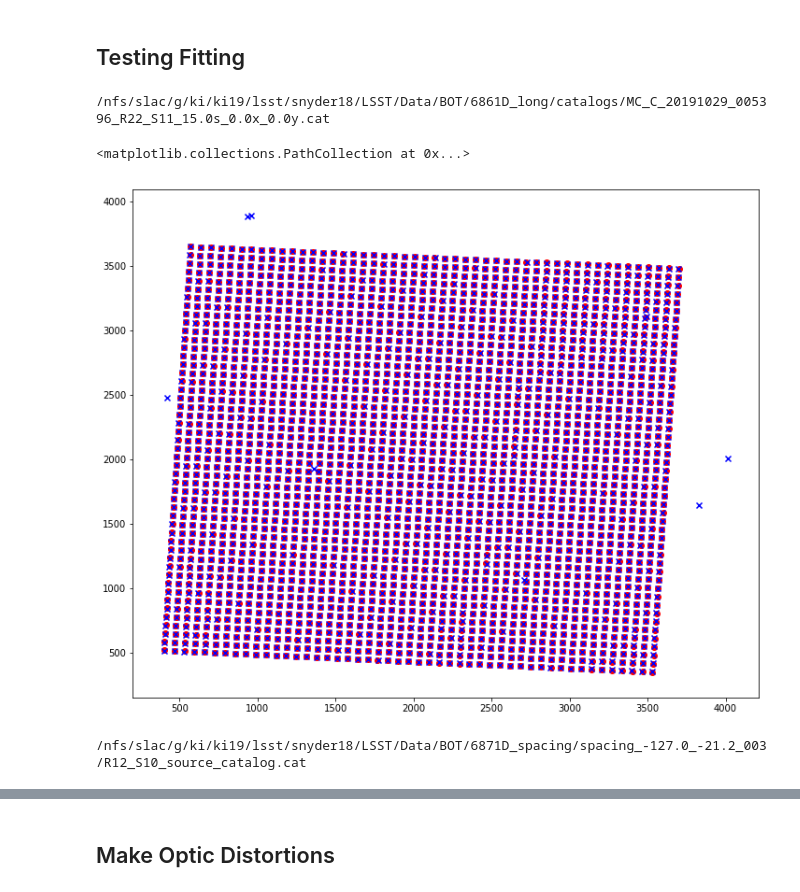
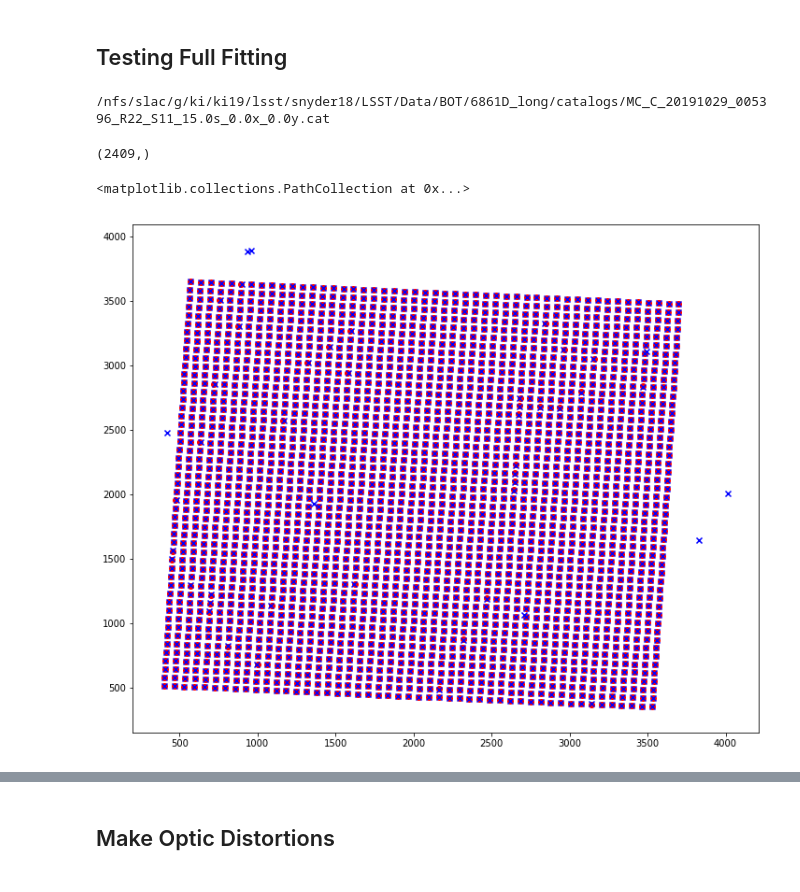
Before and after one commit to Snyder005/mixcoatl, a Jupyter notebook: notebooks/Devel.ipynb, the cells around one changed output, grey strips where cells are left out. Drawn from its saved outputs; the diff is of its cells as text; code cells hidden in the pictures.

```diff
--- a/notebooks/Devel.ipynb
+++ b/notebooks/Devel.ipynb
@@ -16,7 +17,7 @@ from mixcoatl.gridFitTask import GridFitTask, DistortedGrid
 camera = camMapper._makeCamera()
 lct = LsstCameraTransforms(camera)
 # %% [markdown]
-## Testing Fitting
+## Testing Full Fitting
 # %%
 infiles = glob.glob('/nfs/slac/g/ki/ki19/lsst/snyder18/LSST/Data/BOT/6861D_long/catalogs/*.cat')
 infile = infiles[0]
@@ -36,30 +37,22 @@ y0_guess = ccd_y
 # %%
 gridfit_task = GridFitTask()
 gridfit_task.config.brute_search = True
-gridfit_task.config.outfile = 'test_distorted_grid.fits'
+gridfit_task.config.outfile = 'test_distorted_grid.cat'
 
-grid, result = gridfit_task.run(infile, (y0_guess, x0_guess))
+grid, result = gridfit_task.run(infile, (y0_guess, x0_guess),
+                                optics_grid_file='optics_distorted_grid.fits')
 # %%
-gY, gX = grid.get_source_centroids(distorted=False)
+gY, gX = grid.get_source_centroids(distorted=True)
 
-src = fits.getdata(infile)
-srcY = src['base_SdssShape_Y']
-srcX = src['base_SdssShape_X']
+src = fits.open(infile)
+srcY = src[1].data['base_SdssShape_Y']
+srcX = src[1].data['base_SdssShape_X']
+print(srcY.shape)
 
 fig, ax = plt.subplots(1, 1, figsize=(12, 10))
 ax.scatter(gX, gY, color='red')
 ax.scatter(srcX, srcY, color='blue', marker='x')
 # %% [output]
-<matplotlib.collections.PathCollection at 0x...>
+(2409,)
+<matplotlib.collections.PathCollection at 0x...>
-[figure, old version]
+[figure, new version]
-# %%
-infiles = glob.glob('/nfs/slac/g/ki/ki19/lsst/snyder18/LSST/Data/BOT/6871D_spacing/spacing_-127.0_-21.2_003/*.cat')
-infile = infiles[0]
-print(infile)
-
-ccd_name, ccd_x, ccd_y = lct.focalMmToCcdPixel(-20.2, -127.0)
-
-x0_guess = 2*509*4. - ccd_x
-y0_guess = ccd_y
-# %% [output]
-/nfs/slac/g/ki/ki19/lsst/snyder18/LSST/Data/BOT/6871D_spacing/spacing_-127.0_-21.2_003/R12_S10_source_catalog.cat
```
Also changed, not shown: parts of 12 cells of this notebook, 2 other files.
